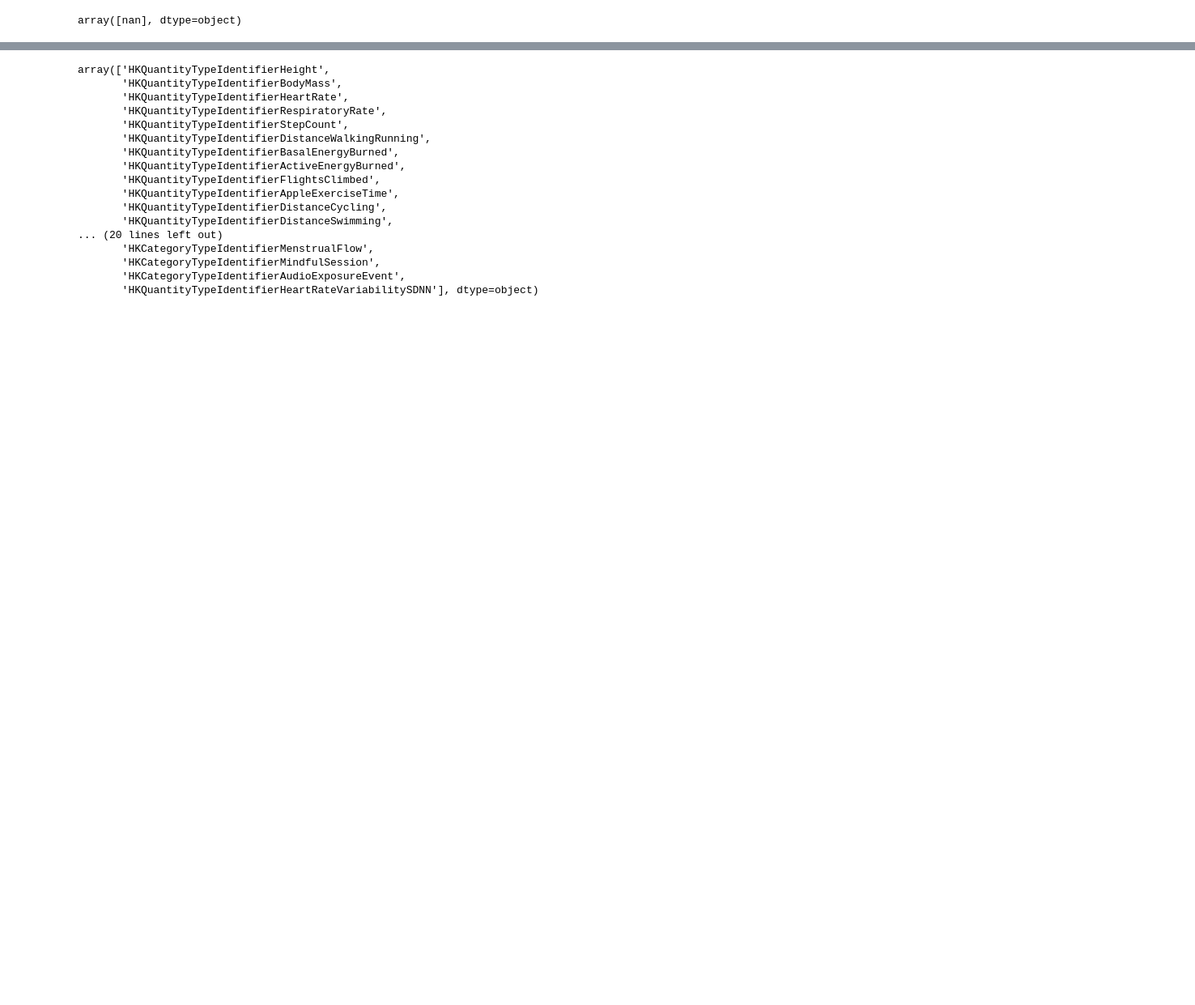
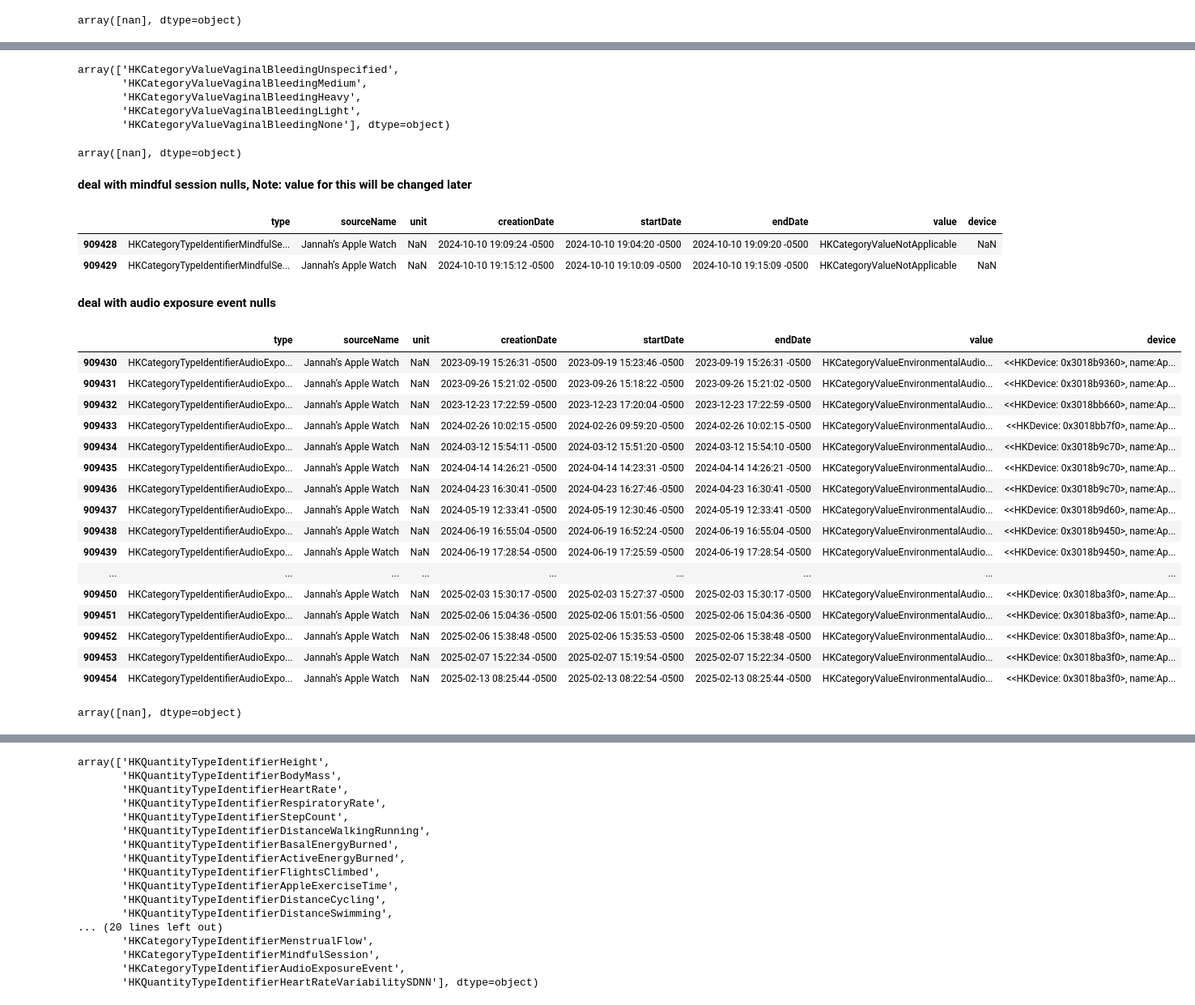
Before and after one commit to YomnaElmousalami/AppleHealthData_Analysis, a Jupyter notebook: Analyze_Sis_health_Data.ipynb, the cells around one changed output, grey strips where cells are left out. Shown at 81% size. Cells and saved outputs as stored; diff of their text form; code cells hidden in the pictures; blank space fills up the shorter version.

```diff
--- a/Analyze_Sis_health_Data.ipynb
+++ b/Analyze_Sis_health_Data.ipynb
@@ -280,3 +281,5 @@ records_df[records_df['type'] == 'HKCategoryTypeIdentifierAppleStandHour'][['typ
 records_df[records_df['type'] == 'HKCategoryTypeIdentifierAppleStandHour']['unit'].unique()
 # %% [output]
 array([nan], dtype=object)
+# %%
+records_df.loc[records_df['type'] == 'HKCategoryTypeIdentifierAppleStandHour', 'unit'] = 'boolean'
@@ -282,0 +304,50 @@ array([nan], dtype=object)
+# %%
+records_df[records_df['type'] == 'HKCategoryTypeIdentifierMenstrualFlow']['value'].unique()
+# %% [output]
+array(['HKCategoryValueVaginalBleedingUnspecified',
+       'HKCategoryValueVaginalBleedingMedium',
+       'HKCategoryValueVaginalBleedingHeavy',
+       'HKCategoryValueVaginalBleedingLight',
+       'HKCategoryValueVaginalBleedingNone'], dtype=object)
+# %%
+records_df[records_df['type'] == 'HKCategoryTypeIdentifierMenstrualFlow']['unit'].unique()
+# %% [output]
+array([nan], dtype=object)
+# %%
+records_df.loc[records_df['type'] == 'HKCategoryTypeIdentifierMenstrualFlow', 'unit'] = 'multiclass'
+# %% [markdown]
+**deal with mindful session nulls, Note: value for this will be changed later**
+# %%
+records_df[records_df['type'] == 'HKCategoryTypeIdentifierMindfulSession']
+# %% [output]
+|  | type | sourceName | unit | creationDate | startDate | endDate | value | device |
+| 909428 | HKCategoryTypeIdentifierMindfulSe... | Jannah’s Apple Watch | NaN | 2024-10-10 19:09:24 -0500 | 2024-10-10 19:04:20 -0500 | 2024-10-10 19:09:20 -0500 | HKCategoryValueNotApplicable | NaN |
+| 909429 | HKCategoryTypeIdentifierMindfulSe... | Jannah’s Apple Watch | NaN | 2024-10-10 19:15:12 -0500 | 2024-10-10 19:10:09 -0500 | 2024-10-10 19:15:09 -0500 | HKCategoryValueNotApplicable | NaN |
+# %%
+records_df.loc[records_df['type'] == 'HKCategoryTypeIdentifierMindfulSession', 'unit'] = 'hours'
+# %% [markdown]
+**deal with audio exposure event nulls**
+# %%
+records_df[records_df['type'] == 'HKCategoryTypeIdentifierAudioExposureEvent']
+# %% [output]
+|  | type | sourceName | unit | creationDate | startDate | endDate | value | device |
+| 909430 | HKCategoryTypeIdentifierAudioExpo... | Jannah’s Apple Watch | NaN | 2023-09-19 15:26:31 -0500 | 2023-09-19 15:23:46 -0500 | 2023-09-19 15:26:31 -0500 | HKCategoryValueEnvironmentalAudio... | <<HKDevice: 0x3018b9360>, name:Ap... |
+| 909431 | HKCategoryTypeIdentifierAudioExpo... | Jannah’s Apple Watch | NaN | 2023-09-26 15:21:02 -0500 | 2023-09-26 15:18:22 -0500 | 2023-09-26 15:21:02 -0500 | HKCategoryValueEnvironmentalAudio... | <<HKDevice: 0x3018b9360>, name:Ap... |
+| 909432 | HKCategoryTypeIdentifierAudioExpo... | Jannah’s Apple Watch | NaN | 2023-12-23 17:22:59 -0500 | 2023-12-23 17:20:04 -0500 | 2023-12-23 17:22:59 -0500 | HKCategoryValueEnvironmentalAudio... | <<HKDevice: 0x3018bb660>, name:Ap... |
+| 909433 | HKCategoryTypeIdentifierAudioExpo... | Jannah’s Apple Watch | NaN | 2024-02-26 10:02:15 -0500 | 2024-02-26 09:59:20 -0500 | 2024-02-26 10:02:15 -0500 | HKCategoryValueEnvironmentalAudio... | <<HKDevice: 0x3018bb7f0>, name:Ap... |
+| 909434 | HKCategoryTypeIdentifierAudioExpo... | Jannah’s Apple Watch | NaN | 2024-03-12 15:54:11 -0500 | 2024-03-12 15:51:20 -0500 | 2024-03-12 15:54:10 -0500 | HKCategoryValueEnvironmentalAudio... | <<HKDevice: 0x3018b9c70>, name:Ap... |
+| 909435 | HKCategoryTypeIdentifierAudioExpo... | Jannah’s Apple Watch | NaN | 2024-04-14 14:26:21 -0500 | 2024-04-14 14:23:31 -0500 | 2024-04-14 14:26:21 -0500 | HKCategoryValueEnvironmentalAudio... | <<HKDevice: 0x3018b9c70>, name:Ap... |
+| 909436 | HKCategoryTypeIdentifierAudioExpo... | Jannah’s Apple Watch | NaN | 2024-04-23 16:30:41 -0500 | 2024-04-23 16:27:46 -0500 | 2024-04-23 16:30:41 -0500 | HKCategoryValueEnvironmentalAudio... | <<HKDevice: 0x3018b9c70>, name:Ap... |
+| 909437 | HKCategoryTypeIdentifierAudioExpo... | Jannah’s Apple Watch | NaN | 2024-05-19 12:33:41 -0500 | 2024-05-19 12:30:46 -0500 | 2024-05-19 12:33:41 -0500 | HKCategoryValueEnvironmentalAudio... | <<HKDevice: 0x3018b9d60>, name:Ap... |
+| 909438 | HKCategoryTypeIdentifierAudioExpo... | Jannah’s Apple Watch | NaN | 2024-06-19 16:55:04 -0500 | 2024-06-19 16:52:24 -0500 | 2024-06-19 16:55:04 -0500 | HKCategoryValueEnvironmentalAudio... | <<HKDevice: 0x3018b9450>, name:Ap... |
+| 909439 | HKCategoryTypeIdentifierAudioExpo... | Jannah’s Apple Watch | NaN | 2024-06-19 17:28:54 -0500 | 2024-06-19 17:25:59 -0500 | 2024-06-19 17:28:54 -0500 | HKCategoryValueEnvironmentalAudio... | <<HKDevice: 0x3018b9450>, name:Ap... |
+| ... | ... | ... | ... | ... | ... | ... | ... | ... |
+| 909450 | HKCategoryTypeIdentifierAudioExpo... | Jannah’s Apple Watch | NaN | 2025-02-03 15:30:17 -0500 | 2025-02-03 15:27:37 -0500 | 2025-02-03 15:30:17 -0500 | HKCategoryValueEnvironmentalAudio... | <<HKDevice: 0x3018ba3f0>, name:Ap... |
+| 909451 | HKCategoryTypeIdentifierAudioExpo... | Jannah’s Apple Watch | NaN | 2025-02-06 15:04:36 -0500 | 2025-02-06 15:01:56 -0500 | 2025-02-06 15:04:36 -0500 | HKCategoryValueEnvironmentalAudio... | <<HKDevice: 0x3018ba3f0>, name:Ap... |
+| 909452 | HKCategoryTypeIdentifierAudioExpo... | Jannah’s Apple Watch | NaN | 2025-02-06 15:38:48 -0500 | 2025-02-06 15:35:53 -0500 | 2025-02-06 15:38:48 -0500 | HKCategoryValueEnvironmentalAudio... | <<HKDevice: 0x3018ba3f0>, name:Ap... |
+| 909453 | HKCategoryTypeIdentifierAudioExpo... | Jannah’s Apple Watch | NaN | 2025-02-07 15:22:34 -0500 | 2025-02-07 15:19:54 -0500 | 2025-02-07 15:22:34 -0500 | HKCategoryValueEnvironmentalAudio... | <<HKDevice: 0x3018ba3f0>, name:Ap... |
+| 909454 | HKCategoryTypeIdentifierAudioExpo... | Jannah’s Apple Watch | NaN | 2025-02-13 08:25:44 -0500 | 2025-02-13 08:22:54 -0500 | 2025-02-13 08:25:44 -0500 | HKCategoryValueEnvironmentalAudio... | <<HKDevice: 0x3018ba3f0>, name:Ap... |
+# %%
+records_df[records_df['type'] == 'HKCategoryTypeIdentifierAudioExposureEvent']['unit'].unique()
+# %% [output]
+array([nan], dtype=object)
```
Also changed, not shown: parts of 10 cells of this notebook.
